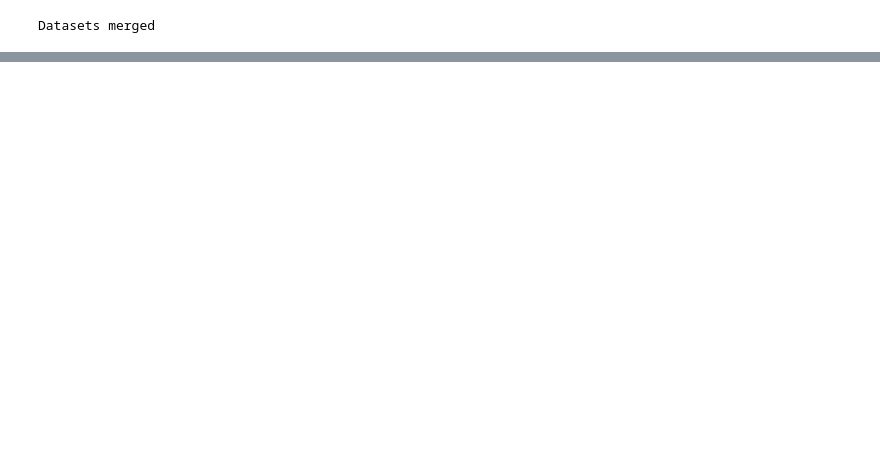
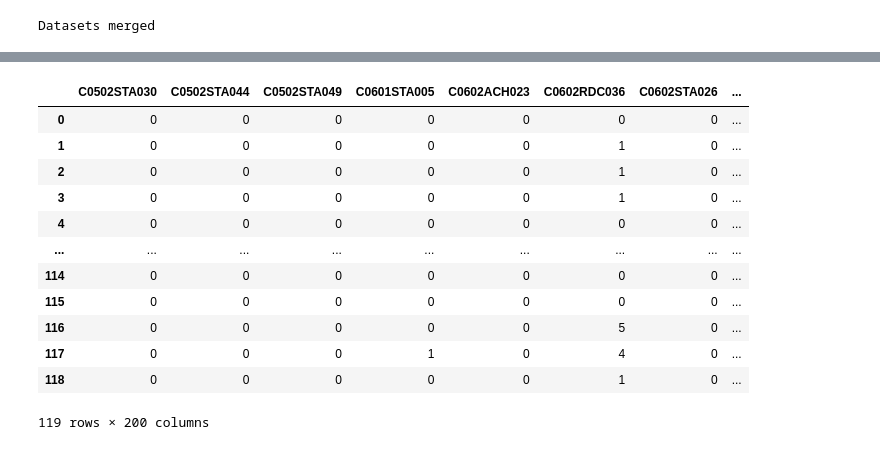
Before and after one commit to ch4413/scs, a Jupyter notebook: notebooks/Basic Model.ipynb, the cells around one changed output, grey strips where cells are left out. Cells and saved outputs as stored; diff of their text form; code cells hidden in the pictures; blank space fills up the shorter version.

```diff
--- a/notebooks/Basic Model.ipynb
+++ b/notebooks/Basic Model.ipynb
@@ -110,0 +136,16 @@ STD     0.112804
+# %%
+X_sel_lm
+# %% [output]
+|  | C0502STA030 | C0502STA044 | C0502STA049 | C0601STA005 | C0602ACH023 | C0602RDC036 | C0602STA026 | ... |
+| 0 | 0 | 0 | 0 | 0 | 0 | 0 | 0 | ... |
+| 1 | 0 | 0 | 0 | 0 | 0 | 1 | 0 | ... |
+| 2 | 0 | 0 | 0 | 0 | 0 | 1 | 0 | ... |
+| 3 | 0 | 0 | 0 | 0 | 0 | 1 | 0 | ... |
+| 4 | 0 | 0 | 0 | 0 | 0 | 0 | 0 | ... |
+| ... | ... | ... | ... | ... | ... | ... | ... | ... |
+| 114 | 0 | 0 | 0 | 0 | 0 | 0 | 0 | ... |
+| 115 | 0 | 0 | 0 | 0 | 0 | 0 | 0 | ... |
+| 116 | 0 | 0 | 0 | 0 | 0 | 5 | 0 | ... |
+| 117 | 0 | 0 | 0 | 1 | 0 | 4 | 0 | ... |
+| 118 | 0 | 0 | 0 | 0 | 0 | 1 | 0 | ... |
+119 rows × 200 columns
```
Also changed, not shown: parts of 14 cells of this notebook, 1 other file.
